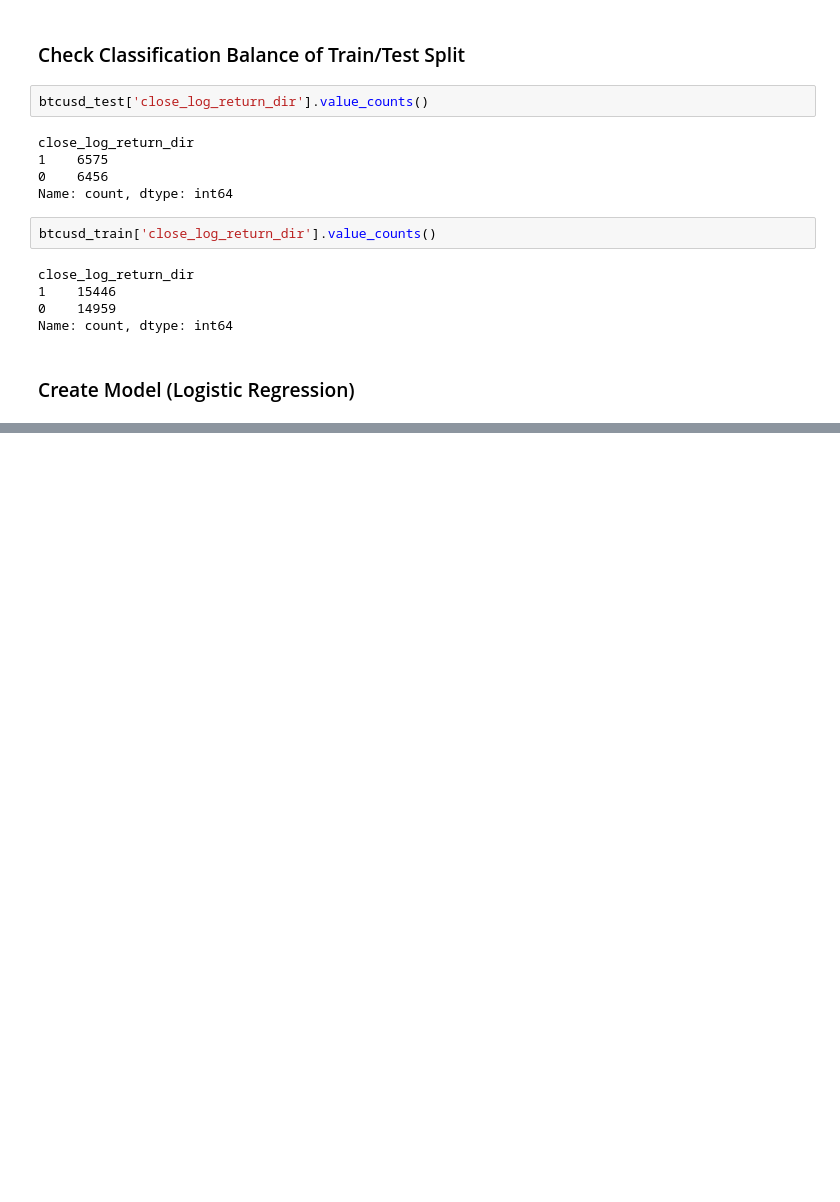
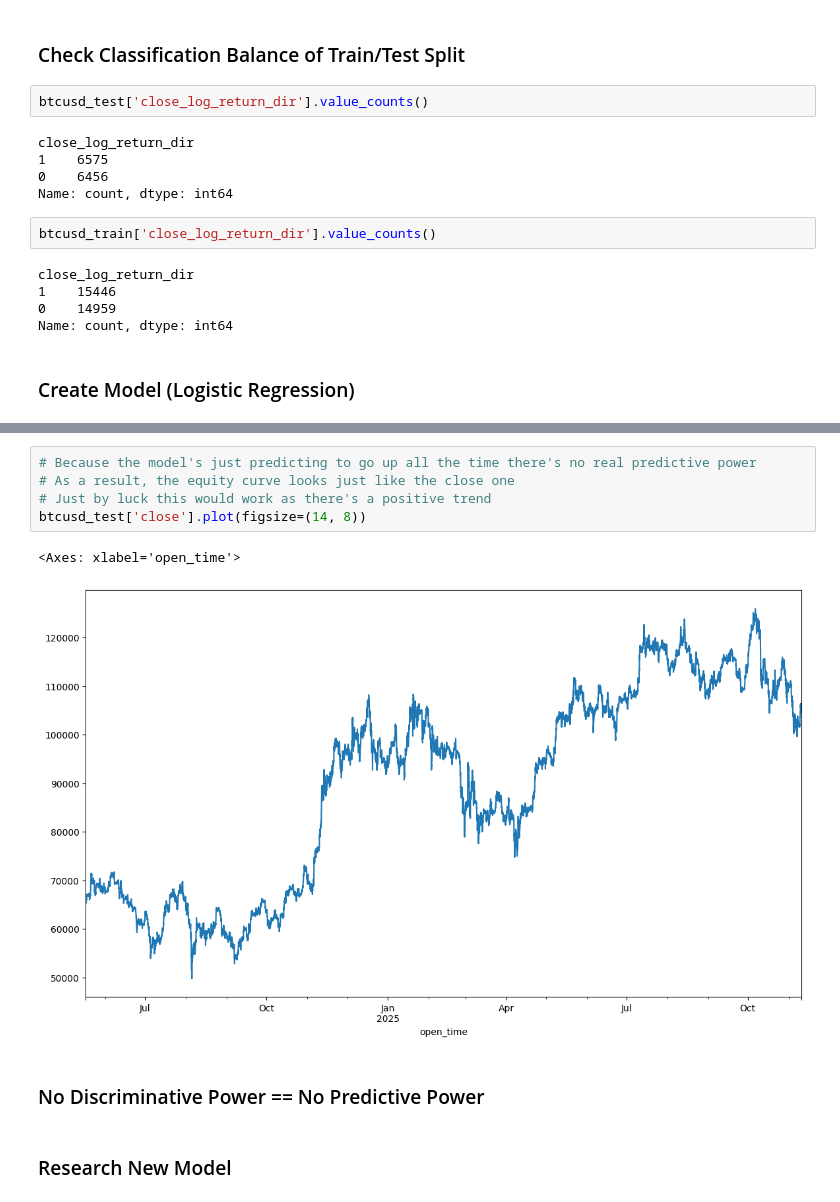
Before and after one commit to Scheggia02/quant-projects, a Jupyter notebook: Source/StrategyAnalyzer/quant_accelerator_classification.ipynb, the cells around one changed output, grey strips where cells are left out. Cells and saved outputs as stored; diff of their text form; blank space fills up the shorter version.

```diff
--- a/Source/StrategyAnalyzer/quant_accelerator_classification.ipynb
+++ b/Source/StrategyAnalyzer/quant_accelerator_classification.ipynb
@@ -147,0 +257,12 @@ print("Final Bias", model.linear.bias.data)
+# %%
+# Because the model's just predicting to go up all the time there's no real predictive power
+# As a result, the equity curve looks just like the close one
+# Just by luck this would work as there's a positive trend
+btcusd_test['close'].plot(figsize=(14, 8))
+# %% [output]
+<Axes: xlabel='open_time'>
+[figure, added]
+# %% [markdown]
+### No Discriminative Power == No Predictive Power
+# %% [markdown]
+### Research New Model
```
Also changed, not shown: parts of 9 cells of this notebook.
